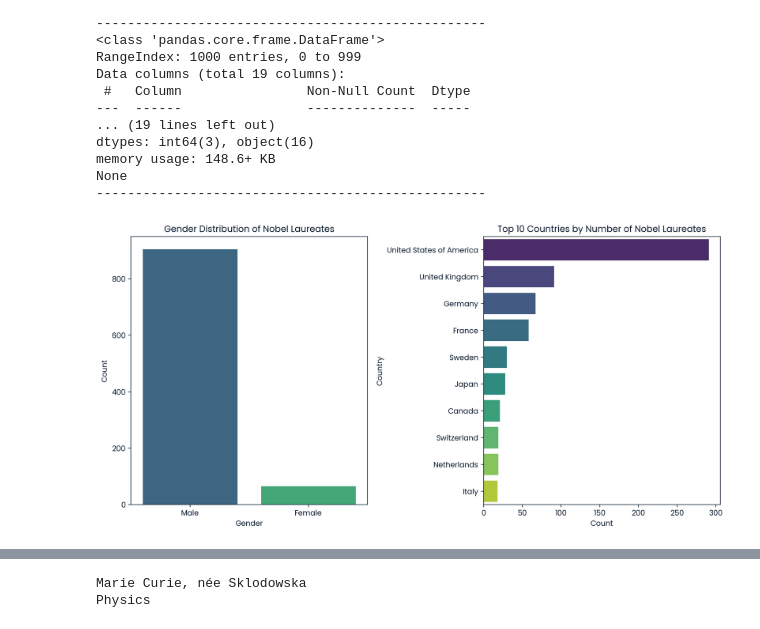
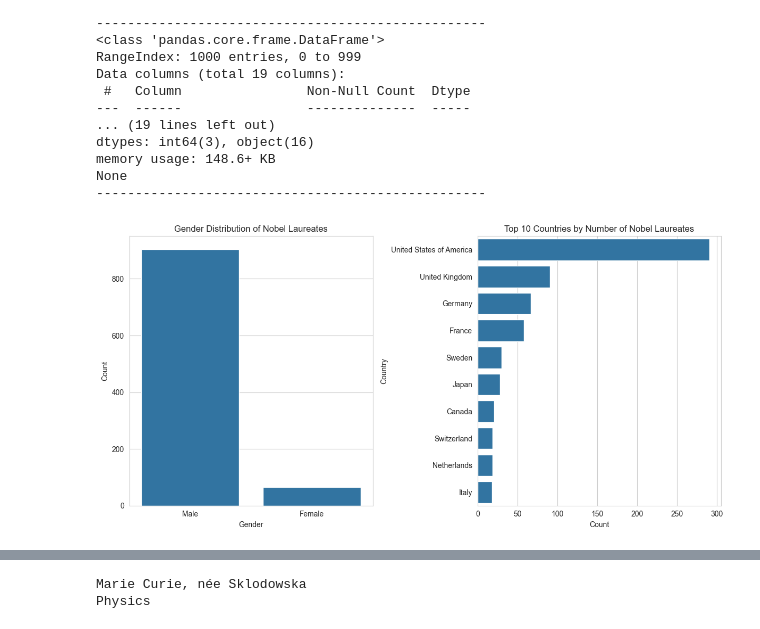
Before and after one commit to kaleb-be/sum-insights, a Jupyter notebook: Visual history of Nobel Prize winners/notebook.ipynb, the cells around one changed output, grey strips where cells are left out. Cells and saved outputs as stored; diff of their text form; code cells hidden in the pictures.

```diff
--- a/Visual history of Nobel Prize winners/notebook.ipynb
+++ b/Visual history of Nobel Prize winners/notebook.ipynb
@@ -71,30 +70,32 @@ memory usage: 148.6+ KB
 None
 --------------------------------------------------
 # %%
-import matplotlib.pyplot as plt
+# Create frequency tables
+gender_count = df['sex'].value_counts()
+country_count= df['birth_country'].value_counts()
 
 # Plotting the gender distribution
 plt.figure(figsize=(12, 6))
 
 plt.subplot(1, 2, 1)
-sns.barplot(x=gender_count.index, y=gender_count.values, palette='viridis')
+sns.barplot(x=gender_count.index, y=gender_count.values)
 plt.title('Gender Distribution of Nobel Laureates')
 plt.xlabel('Gender')
 plt.ylabel('Count')
 
 # Plotting the top 10 countries by number of laureates
 top_10_countries = country_count.head(10)
 
 plt.subplot(1, 2, 2)
-sns.barplot(x=top_10_countries.values, y=top_10_countries.index, palette='viridis')
+sns.barplot(x=top_10_countries.values, y=top_10_countries.index)
 plt.title('Top 10 Countries by Number of Nobel Laureates')
 plt.xlabel('Count')
 plt.ylabel('Country')
 
 plt.tight_layout()
 plt.show()
 # %% [output]
-[figure, old version]
+[figure, new version]
 # %%
 # Calculate the decade prize counts for each country
 decade_prize_counts = df.groupby(['birth_country', 'decade']).size().unstack(fill_value=0)
```
Also changed, not shown: parts of 5 cells of this notebook.
